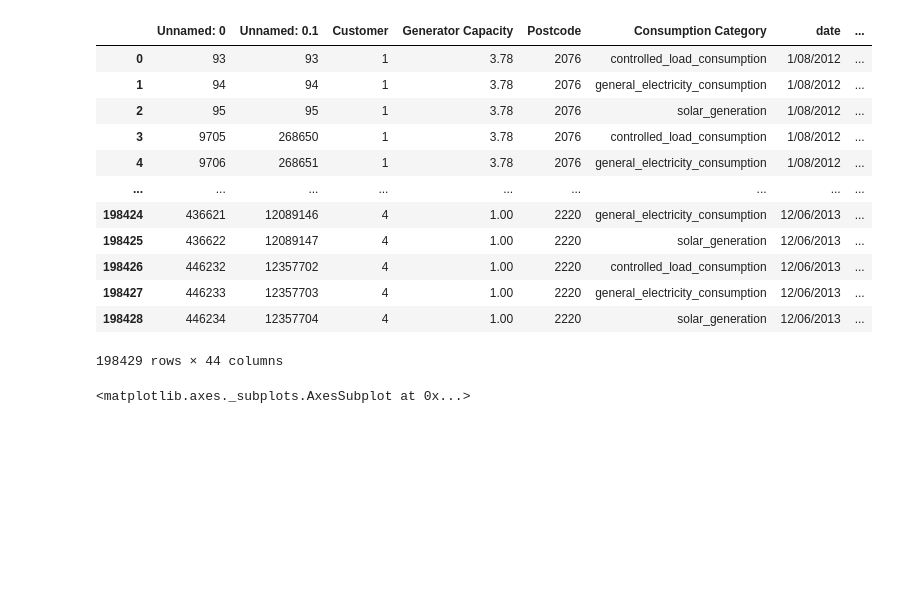
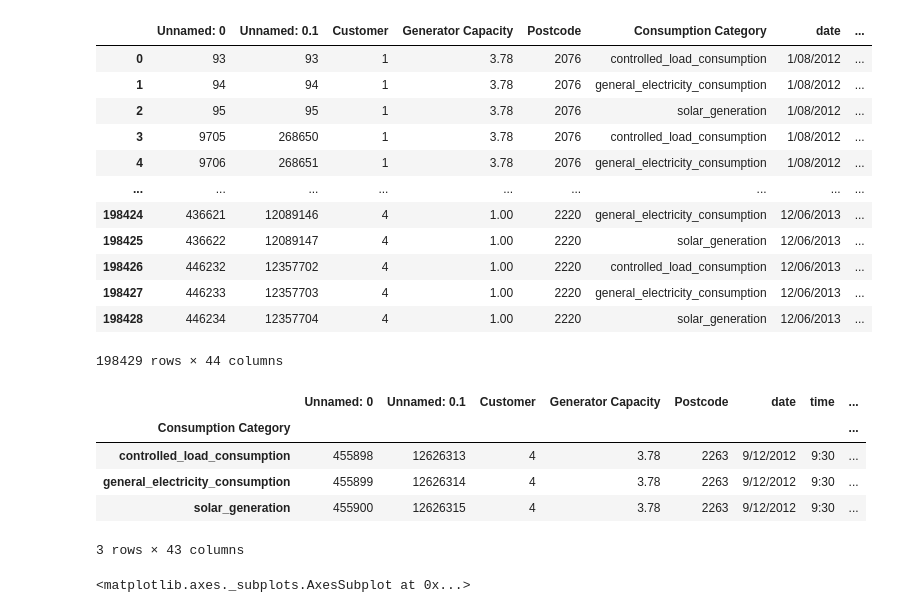
Before and after one commit to alexanderkell/battery-optimisation, a Jupyter notebook: notebooks/modelling/1.0-ajmk-battery-model.ipynb, the cells around one changed output. Saved outputs shown, nothing was run; the diff lists cells and outputs as text; code cells hidden in the pictures; blank space fills up the shorter version.

```diff
--- a/notebooks/modelling/1.0-ajmk-battery-model.ipynb
+++ b/notebooks/modelling/1.0-ajmk-battery-model.ipynb
@@ -18,6 +18,15 @@ lagged_data
 | 198427 | 446233 | 12357703 | 4 | 1.00 | 2220 | general_electricity_consumption | 12/06/2013 | ... |
 | 198428 | 446234 | 12357704 | 4 | 1.00 | 2220 | solar_generation | 12/06/2013 | ... |
 198429 rows × 44 columns
+# %%
+lagged_data.groupby("Consumption Category").max()
+# %% [output]
+|  | Unnamed: 0 | Unnamed: 0.1 | Customer | Generator Capacity | Postcode | date | time | ... |
+| Consumption Category |  |  |  |  |  |  |  | ... |
+| controlled_load_consumption | 455898 | 12626313 | 4 | 3.78 | 2263 | 9/12/2012 | 9:30 | ... |
+| general_electricity_consumption | 455899 | 12626314 | 4 | 3.78 | 2263 | 9/12/2012 | 9:30 | ... |
+| solar_generation | 455900 | 12626315 | 4 | 3.78 | 2263 | 9/12/2012 | 9:30 | ... |
+3 rows × 43 columns
 # %%
 sns.lineplot(data=lagged_data[(lagged_data.Customer==1) & (lagged_data.datetime>"2012-01-08") & (lagged_data.datetime<="2012-01-09")], x='datetime', y="consumption", hue="Consumption Category")
 # %% [output]
```
Also changed, not shown: 2 other files.
